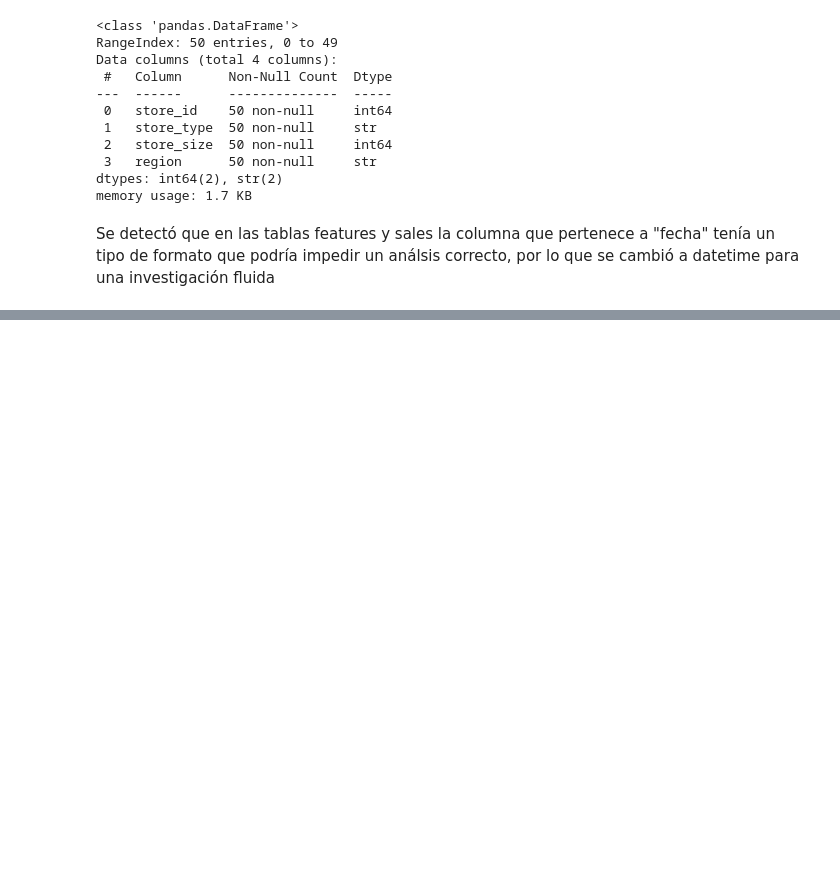
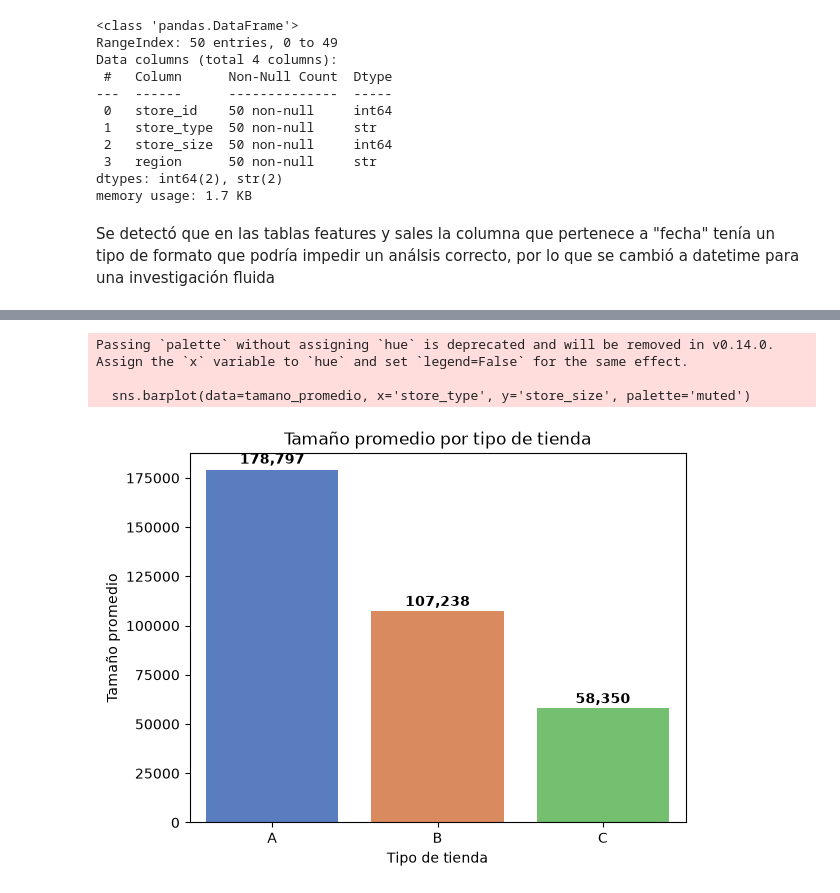
Before and after one commit to Esmeralda-Ro/repositorio--pr-cticas, a Jupyter notebook: Sales Forecasting/sales_forecasting.ipynb, the cells around one changed output, grey strips where cells are left out. Cells and saved outputs as stored; diff of their text form; code cells hidden in the pictures; blank space fills up the shorter version.

```diff
--- a/Sales Forecasting/sales_forecasting.ipynb
+++ b/Sales Forecasting/sales_forecasting.ipynb
@@ -158,0 +259,20 @@ python retail_analysis.py
+# %%
+# Agrupar por tipo de tienda y calcular tamaño promedio
+tamano_promedio = stores.groupby('store_type')['store_size'].mean().reset_index()
+
+# Gráfico de barras
+sns.barplot(data=tamano_promedio, x='store_type', y='store_size', palette='muted')
+plt.title("Tamaño promedio por tipo de tienda")
+plt.ylabel("Tamaño promedio")
+plt.xlabel("Tipo de tienda")
+
+# Agregar etiquetas de valor encima de cada barra
+for i, v in enumerate(tamano_promedio['store_size']):
+    plt.text(i, v + (v*0.01), f"{v:,.0f}", ha='center', va='bottom', fontsize=10, fontweight='bold')
+
+plt.show()
+# %% [output]
+Passing `palette` without assigning `hue` is deprecated and will be removed in v0.14.0. Assign the `x` variable to `hue` and set `legend=False` for the same effect.
+
+  sns.barplot(data=tamano_promedio, x='store_type', y='store_size', palette='muted')
+[figure, added]
```
Also changed, not shown: parts of 30 cells of this notebook, 1 other file.
